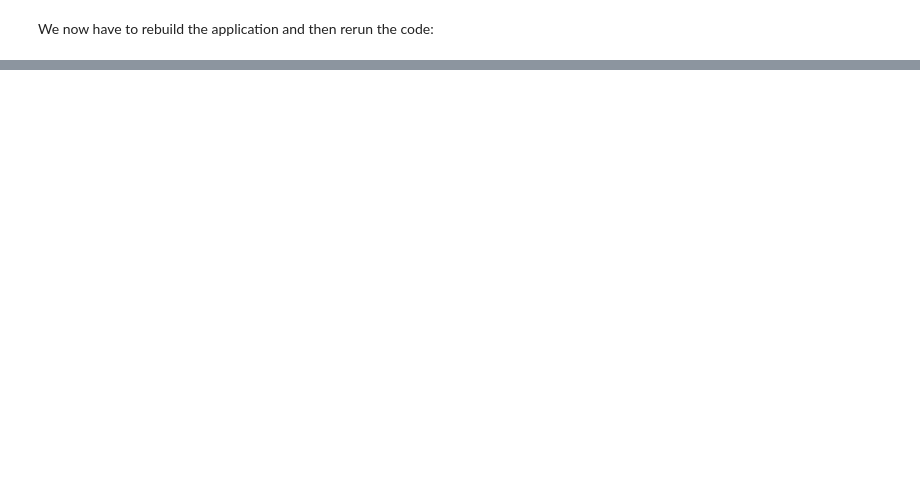
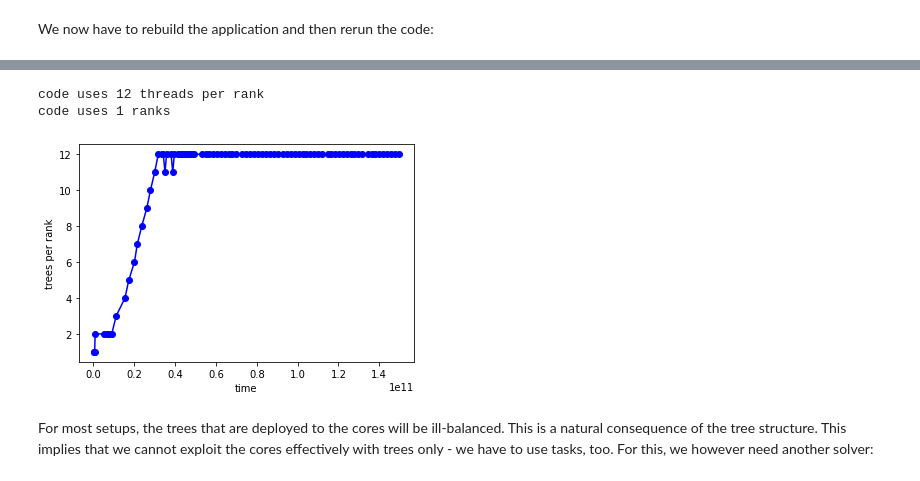
Before and after one commit to kittytastic/Peano-Fork, a Jupyter notebook: examples/exahype2/euler/euler-with-ExaHyPE.ipynb, the cells around one changed output, grey strips where cells are left out. Saved outputs shown, nothing was run; the diff lists cells and outputs as text; code cells hidden in the pictures; blank space fills up the shorter version.

```diff
--- a/examples/exahype2/euler/euler-with-ExaHyPE.ipynb
+++ b/examples/exahype2/euler/euler-with-ExaHyPE.ipynb
@@ -211,0 +298,8 @@ NameError: name 'project' is not defined
+# %%
+plot_load_distribution.plot_trees_per_rank( "output.txt", verbose=False )
+# %% [output]
+code uses 12 threads per rank
+code uses 1 ranks
+[figure, added]
+# %% [markdown]
+For most setups, the trees that are deployed to the cores will be ill-balanced. This is a natural consequence of the tree structure. This implies that we cannot exploit the cores effectively with trees only - we have to use tasks, too. For this, we however need another solver:
```
Also changed, not shown: parts of 29 cells of this notebook, 9 other files.
